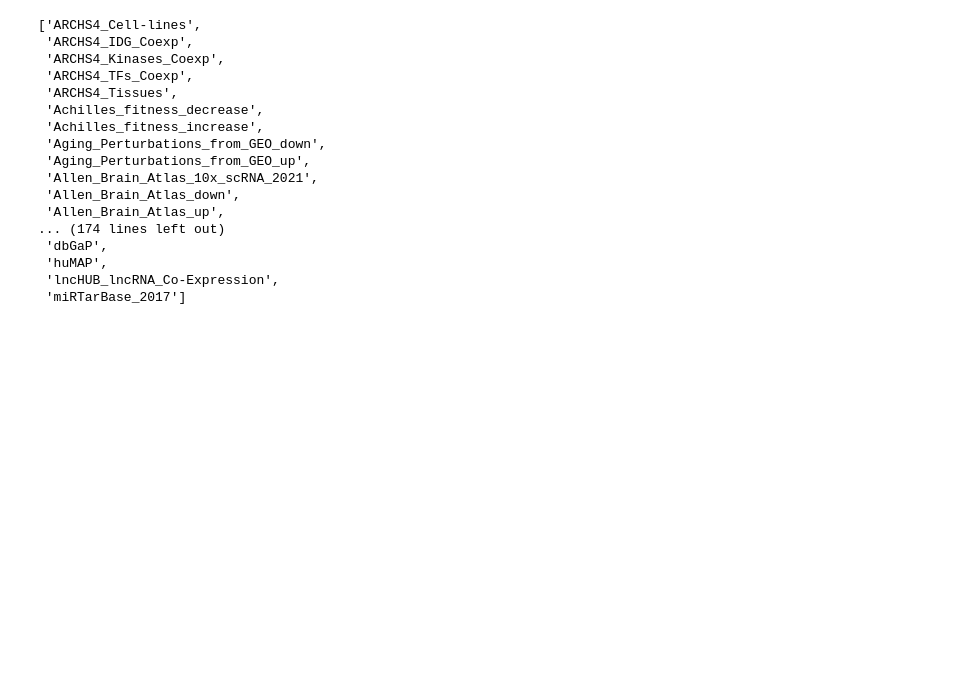
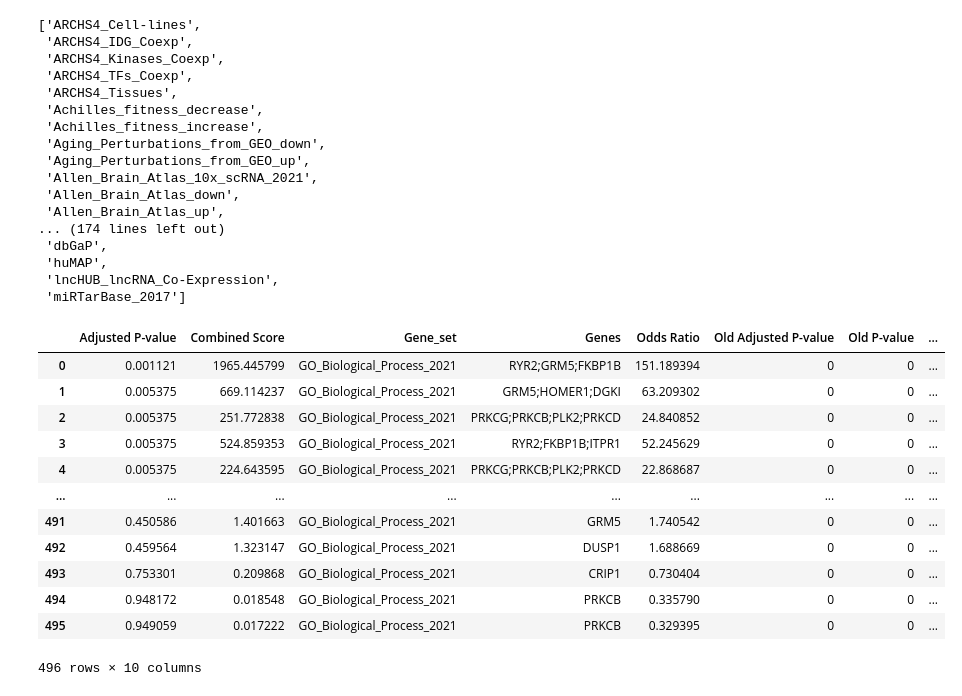
Before and after one commit to biomedbigdata/bicon_tutorial, a Jupyter notebook: notebook_ht.ipynb, the cells around one changed output. Saved outputs shown, nothing was run; the diff lists cells and outputs as text; code cells hidden in the pictures; blank space fills up the shorter version.

```diff
--- a/notebook_ht.ipynb
+++ b/notebook_ht.ipynb
@@ -173,3 +170,19 @@ gseapy.get_library_name()
  'huMAP',
  'lncHUB_lncRNA_Co-Expression',
  'miRTarBase_2017']
+# %%
+results.enrichment_analysis(library = 'GO_Biological_Process_2021', output=None)
+# %% [output]
+|  | Adjusted P-value | Combined Score | Gene_set | Genes | Odds Ratio | Old Adjusted P-value | Old P-value | ... |
+| 0 | 0.001121 | 1965.445799 | GO_Biological_Process_2021 | RYR2;GRM5;FKBP1B | 151.189394 | 0 | 0 | ... |
+| 1 | 0.005375 | 669.114237 | GO_Biological_Process_2021 | GRM5;HOMER1;DGKI | 63.209302 | 0 | 0 | ... |
+| 2 | 0.005375 | 251.772838 | GO_Biological_Process_2021 | PRKCG;PRKCB;PLK2;PRKCD | 24.840852 | 0 | 0 | ... |
+| 3 | 0.005375 | 524.859353 | GO_Biological_Process_2021 | RYR2;FKBP1B;ITPR1 | 52.245629 | 0 | 0 | ... |
+| 4 | 0.005375 | 224.643595 | GO_Biological_Process_2021 | PRKCG;PRKCB;PLK2;PRKCD | 22.868687 | 0 | 0 | ... |
+| ... | ... | ... | ... | ... | ... | ... | ... | ... |
+| 491 | 0.450586 | 1.401663 | GO_Biological_Process_2021 | GRM5 | 1.740542 | 0 | 0 | ... |
+| 492 | 0.459564 | 1.323147 | GO_Biological_Process_2021 | DUSP1 | 1.688669 | 0 | 0 | ... |
+| 493 | 0.753301 | 0.209868 | GO_Biological_Process_2021 | CRIP1 | 0.730404 | 0 | 0 | ... |
+| 494 | 0.948172 | 0.018548 | GO_Biological_Process_2021 | PRKCB | 0.335790 | 0 | 0 | ... |
+| 495 | 0.949059 | 0.017222 | GO_Biological_Process_2021 | PRKCB | 0.329395 | 0 | 0 | ... |
+496 rows × 10 columns
```
Also changed, not shown: parts of 6 cells of this notebook, 1 other file.
